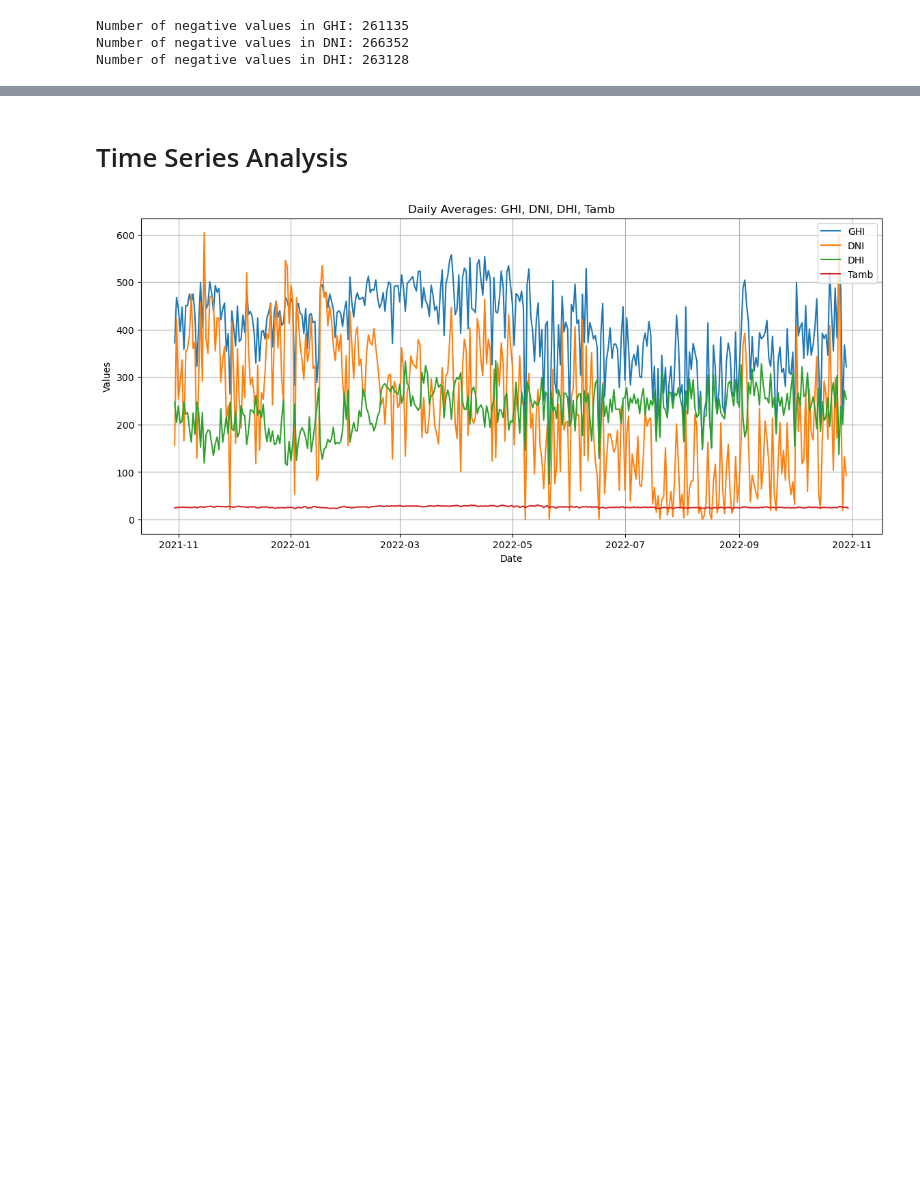
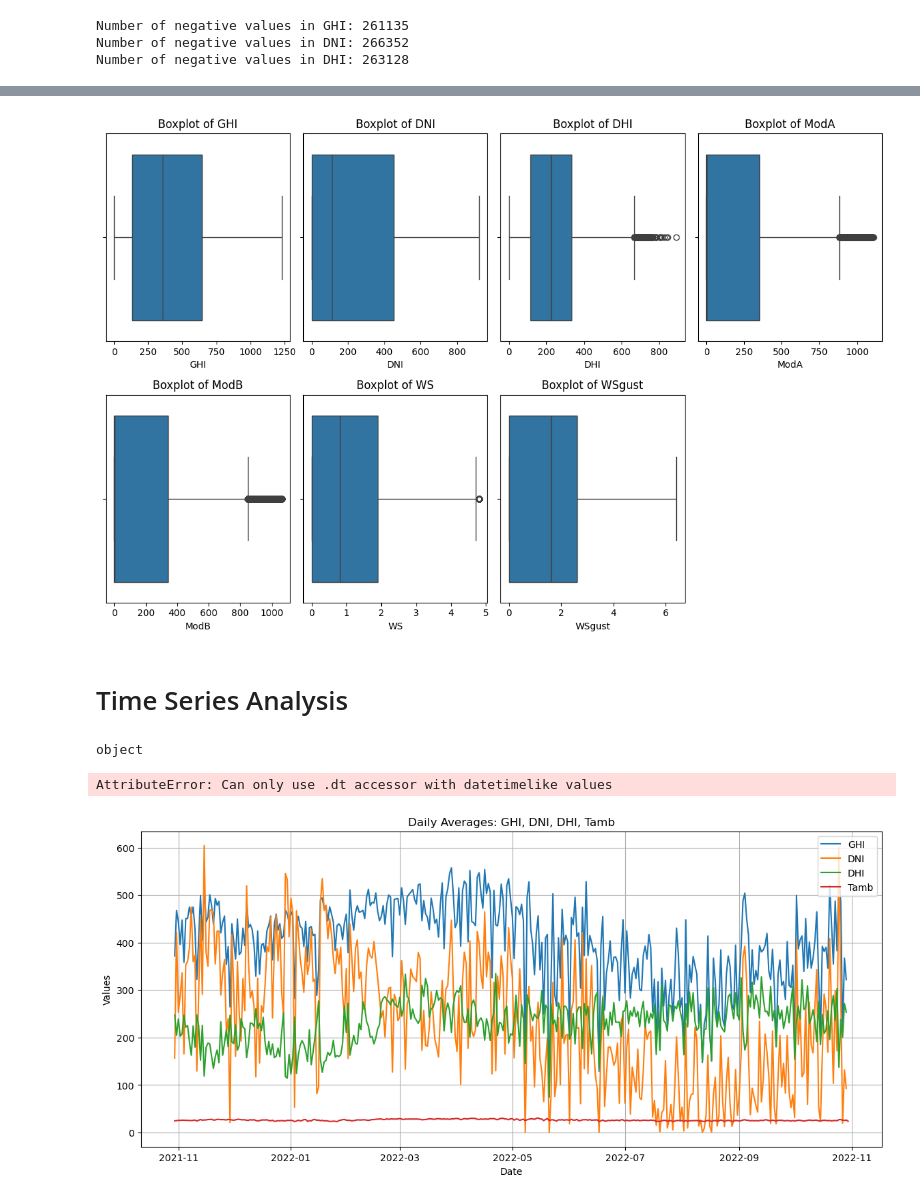
Before and after one commit to mubarek4566/Cademy_Projects, a Jupyter notebook: Task01.ipynb, the cells around one changed output, grey strips where cells are left out. Saved outputs shown, nothing was run; the diff lists cells and outputs as text; code cells hidden in the pictures; blank space fills up the shorter version.

```diff
--- a/Task01.ipynb
+++ b/Task01.ipynb
@@ -104,7 +133,7 @@ else:
 
 [286728 rows x 19 columns]
 # %%
-for col in columns_to_check:
+for col in df_columns:
     count_negatives = (df[col] < 0).sum()
     print(f"Number of negative values in {col}: {count_negatives}")
 # %% [output]
@@ -113,11 +142,11 @@ Number of negative values in DNI: 266352
 Number of negative values in DHI: 263128
 # %%
 # replace Negative values with 'nan'
-for col in columns_to_check:
+for col in df_columns:
     df.loc[df[col] < 0, col] = np.nan
 # %%
 # Fll those nan with the mean removing affects our analysis
-for col in columns_to_check:
+for col in df_columns:
     df[col].fillna(df[col].mean())  # Replace NaN with mean
 # %%
 # Columns to check for outliers
@@ -161,0 +202,5 @@ Data shape after removing outliers: (518970, 20)
+# %%
+# Check for outliers in specific columns
+check_for_outliers = ['GHI', 'DNI', 'DHI', 'ModA', 'ModB', 'WS', 'WSgust']
+outliers = detect_outliers(df2, check_for_outliers)
+outliers
@@ -162,13 +215,28 @@ Data shape after removing outliers: (518970, 20)
+# %%
+plt.figure(figsize=(12, 8))
+for i, col in enumerate(check_for_outliers, 1):
+    plt.subplot(2, 4, i)
+    sns.boxplot(x=df2[col])
+    plt.title(f'Boxplot of {col}')
+plt.tight_layout()
+plt.show()
+# %% [output]
+[figure, added]
 # %% [markdown]
 # Time Series Analysis
 # %%
 # Convert Timestamp to datetime
-df2.loc[:, 'Timestamp'] = pd.to_datetime(df2['Timestamp'])
+df2.loc[:,'Timestamp'] = pd.to_datetime(df2['Timestamp'])
+
+print(df2['Timestamp'].dtype)
 
 # Extract day, month, and year
 df2.loc[:, 'Date'] = df2['Timestamp'].dt.date
 df2.loc[:, 'Month'] =df2['Timestamp'].dt.to_period('M')
 df2.loc[:, 'Year'] = df2['Timestamp'].dt.year
+# %% [output]
+object
+AttributeError: Can only use .dt accessor with datetimelike values
 # %%
 # Aggregate Data daily
 # Daily mean
```
Also changed, not shown: parts of 9 cells of this notebook.
